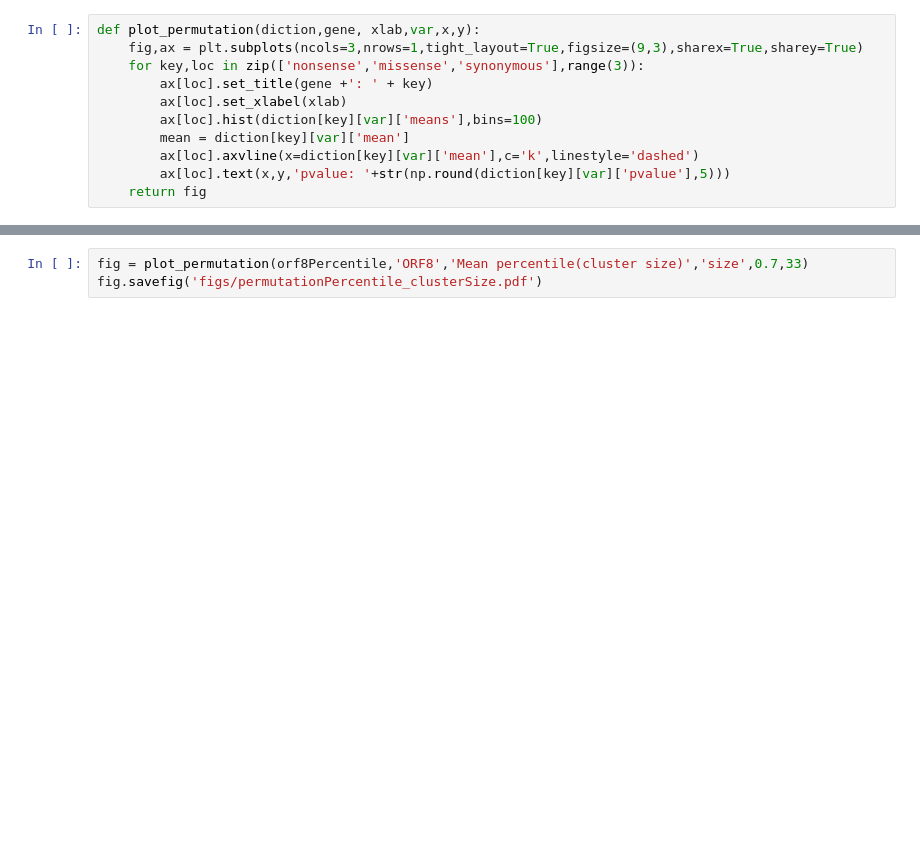
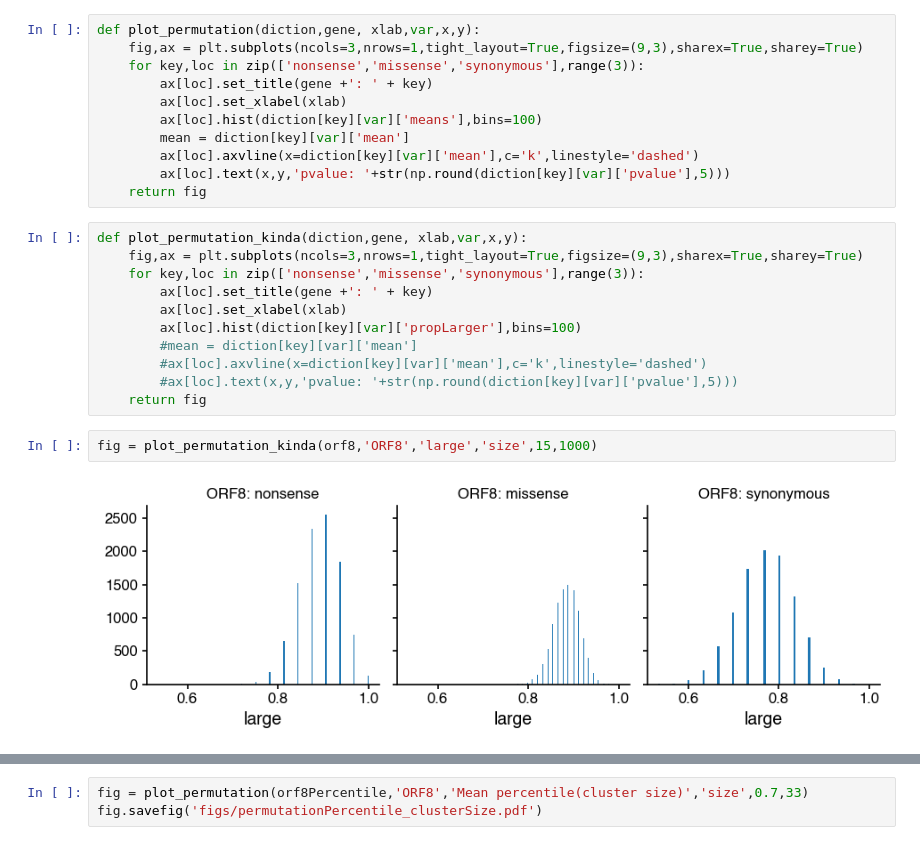
Before and after one commit to blab/ncov-orf8, a Jupyter notebook: notebooks/CompareClusters.ipynb, the cells around one changed output, grey strips where cells are left out. Cells and saved outputs as stored; diff of their text form; blank space fills up the shorter version.

```diff
--- a/notebooks/CompareClusters.ipynb
+++ b/notebooks/CompareClusters.ipynb
@@ -360,4 +393,19 @@ def plot_permutation(diction,gene, xlab,var,x,y):
         ax[loc].axvline(x=diction[key][var]['mean'],c='k',linestyle='dashed')
         ax[loc].text(x,y,'pvalue: '+str(np.round(diction[key][var]['pvalue'],5)))
     return fig
+# %%
+def plot_permutation_kinda(diction,gene, xlab,var,x,y):
+    fig,ax = plt.subplots(ncols=3,nrows=1,tight_layout=True,figsize=(9,3),sharex=True,sharey=True)
+    for key,loc in zip(['nonsense','missense','synonymous'],range(3)):
+        ax[loc].set_title(gene +': ' + key)
+        ax[loc].set_xlabel(xlab)
+        ax[loc].hist(diction[key][var]['propLarger'],bins=100)
+        #mean = diction[key][var]['mean']
+        #ax[loc].axvline(x=diction[key][var]['mean'],c='k',linestyle='dashed')
+        #ax[loc].text(x,y,'pvalue: '+str(np.round(diction[key][var]['pvalue'],5)))
+    return fig
+# %%
+fig = plot_permutation_kinda(orf8,'ORF8','large','size',15,1000)
+# %% [output]
+[figure, added]
 # %%
```
Also changed, not shown: parts of 19 cells of this notebook, 19 other files.
